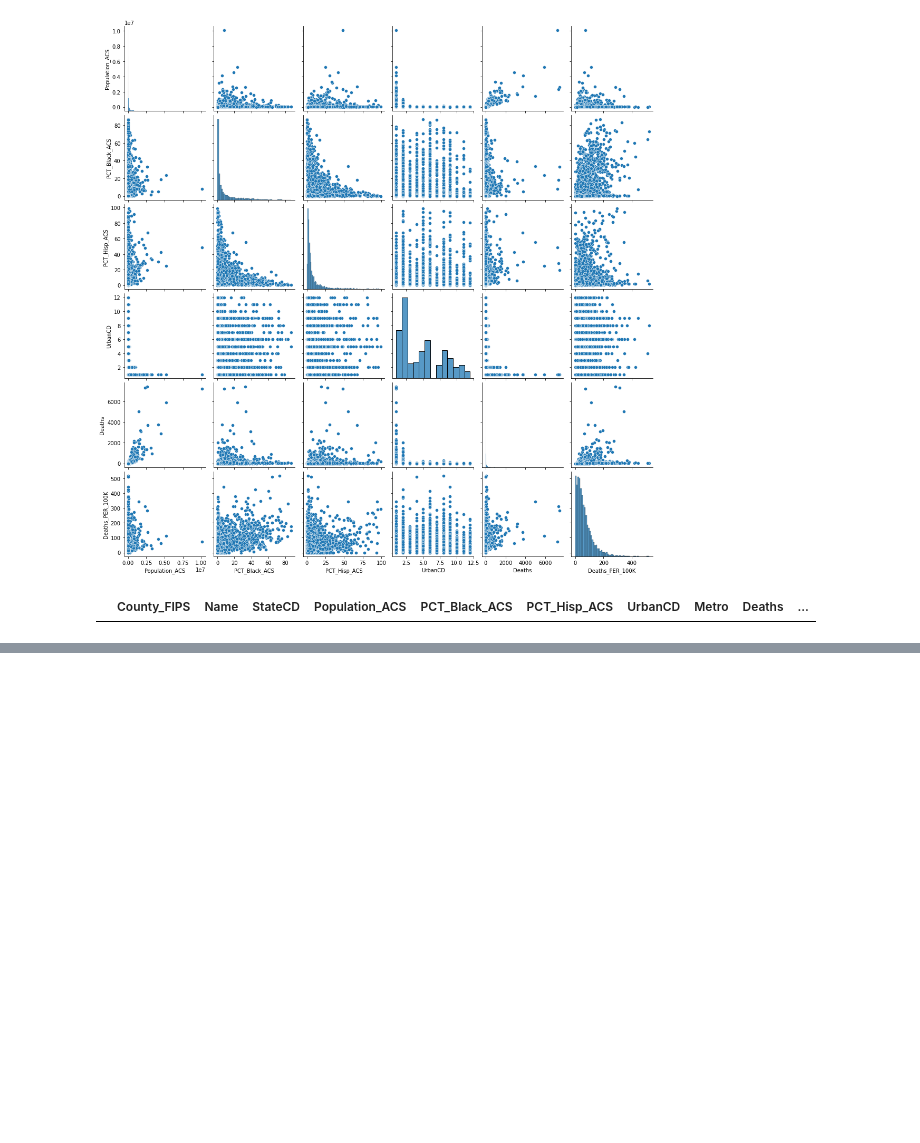
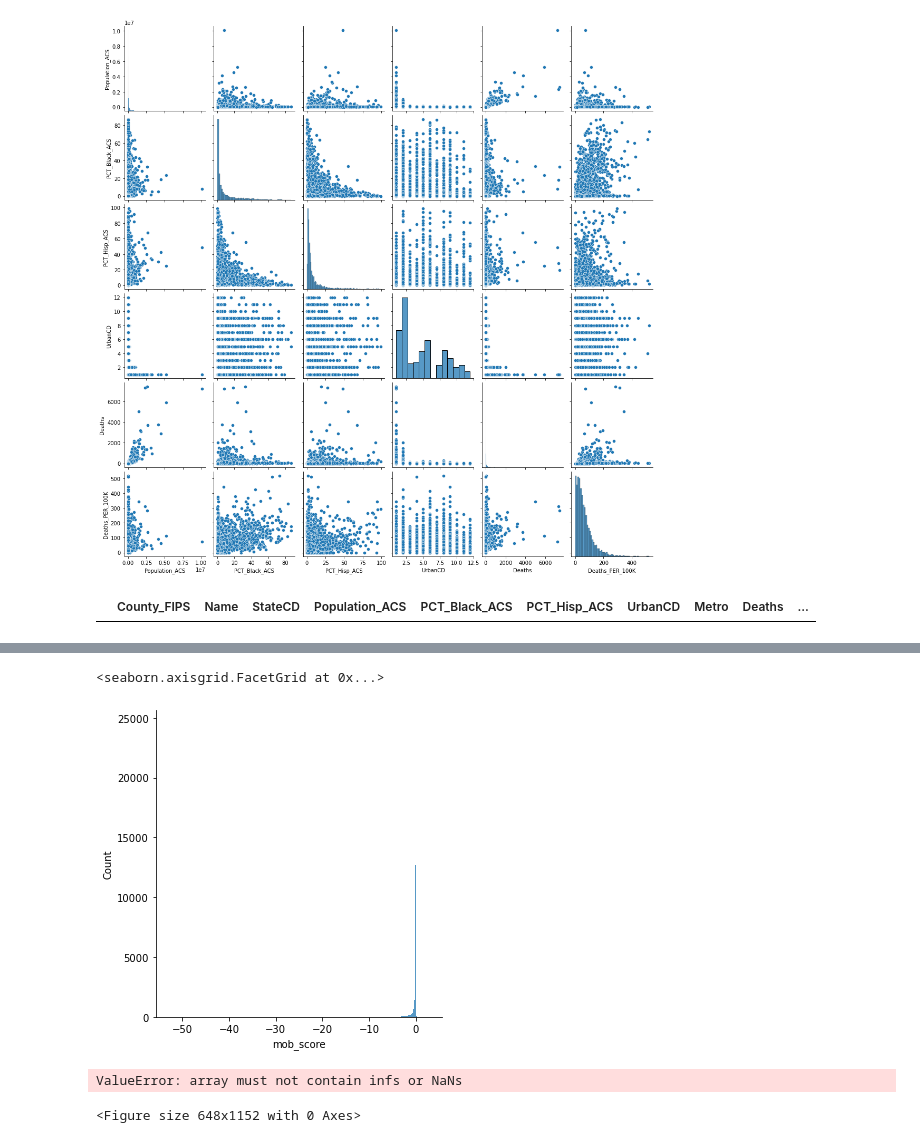
Before and after one commit to pballent/hia-covid, a Jupyter notebook: hia_covid_python_exploration/Combined_Data_Exploration.ipynb, the cells around one changed output, grey strips where cells are left out. Cells and saved outputs as stored; diff of their text form; code cells hidden in the pictures; blank space fills up the shorter version.

```diff
--- a/hia_covid_python_exploration/Combined_Data_Exploration.ipynb
+++ b/hia_covid_python_exploration/Combined_Data_Exploration.ipynb
@@ -114,0 +211,7 @@ county[county.Metro.isna() == True]
+# %%
+combined_sub['mob_score'] = (combined_sub['Population_ACS']/100000)*(combined_sub['workplaces_PCT_CFB_RollingAvg']/100)
+# %%
+sns.displot(combined_sub.mob_score)
+# %% [output]
+<seaborn.axisgrid.FacetGrid at 0x...>
+[figure, added]
@@ -114,0 +220,7 @@ county[county.Metro.isna() == True]
+# %%
+plt.figure(figsize=(9,16))
+sns.violinplot(data=west,y="log_score", x="State", group="State",split=True)
+#help(sns.violinplot)
+# %% [output]
+ValueError: array must not contain infs or NaNs
+<Figure size 648x1152 with 0 Axes>
```
Also changed, not shown: parts of 14 cells of this notebook, 1 other file.
